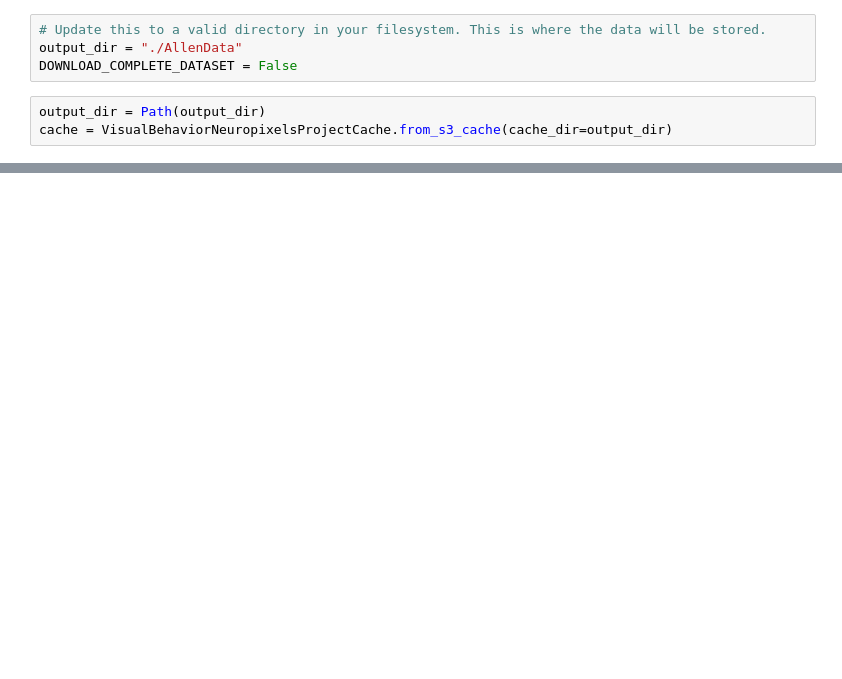
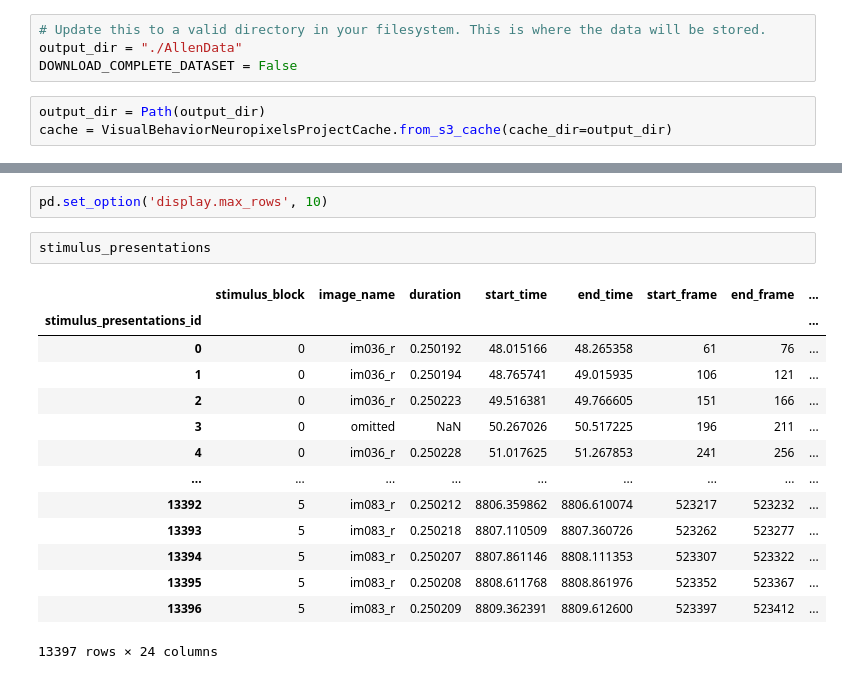
Before and after one commit to jshengen/Hackathon-2024, a Jupyter notebook: joeHack.ipynb, the cells around one changed output, grey strips where cells are left out. Drawn from its saved outputs; the diff is of its cells as text; blank space fills up the shorter version.

```diff
--- a/joeHack.ipynb
+++ b/joeHack.ipynb
@@ -152,0 +191,19 @@ plt.show()
+# %%
+pd.set_option('display.max_rows', 10)
+# %%
+stimulus_presentations
+# %% [output]
+|  | stimulus_block | image_name | duration | start_time | end_time | start_frame | end_frame | ... |
+| stimulus_presentations_id |  |  |  |  |  |  |  | ... |
+| 0 | 0 | im036_r | 0.250192 | 48.015166 | 48.265358 | 61 | 76 | ... |
+| 1 | 0 | im036_r | 0.250194 | 48.765741 | 49.015935 | 106 | 121 | ... |
+| 2 | 0 | im036_r | 0.250223 | 49.516381 | 49.766605 | 151 | 166 | ... |
+| 3 | 0 | omitted | NaN | 50.267026 | 50.517225 | 196 | 211 | ... |
+| 4 | 0 | im036_r | 0.250228 | 51.017625 | 51.267853 | 241 | 256 | ... |
+| ... | ... | ... | ... | ... | ... | ... | ... | ... |
+| 13392 | 5 | im083_r | 0.250212 | 8806.359862 | 8806.610074 | 523217 | 523232 | ... |
+| 13393 | 5 | im083_r | 0.250218 | 8807.110509 | 8807.360726 | 523262 | 523277 | ... |
+| 13394 | 5 | im083_r | 0.250207 | 8807.861146 | 8808.111353 | 523307 | 523322 | ... |
+| 13395 | 5 | im083_r | 0.250208 | 8808.611768 | 8808.861976 | 523352 | 523367 | ... |
+| 13396 | 5 | im083_r | 0.250209 | 8809.362391 | 8809.612600 | 523397 | 523412 | ... |
+13397 rows × 24 columns
```
Also changed, not shown: parts of 4 cells of this notebook, 1 other file.
